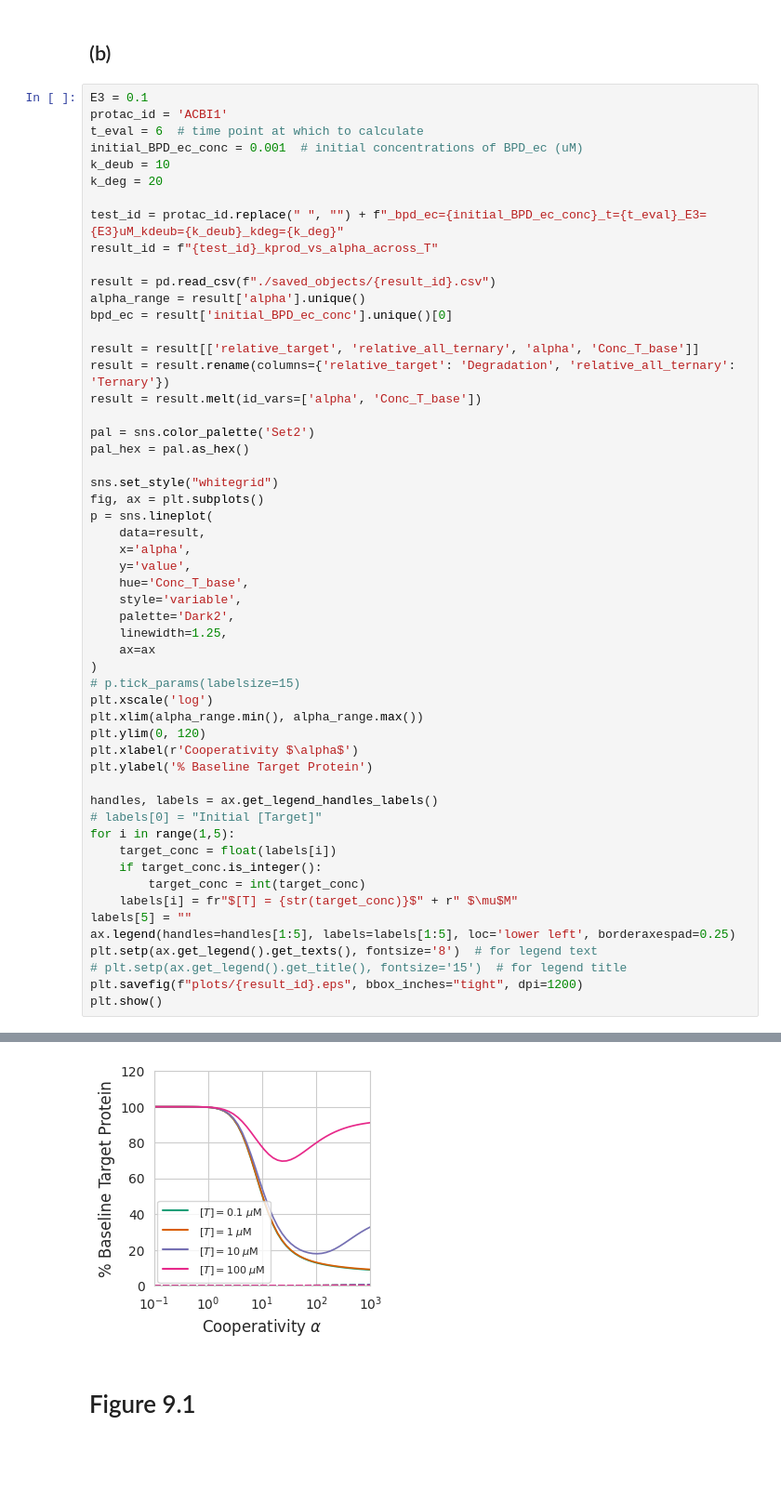
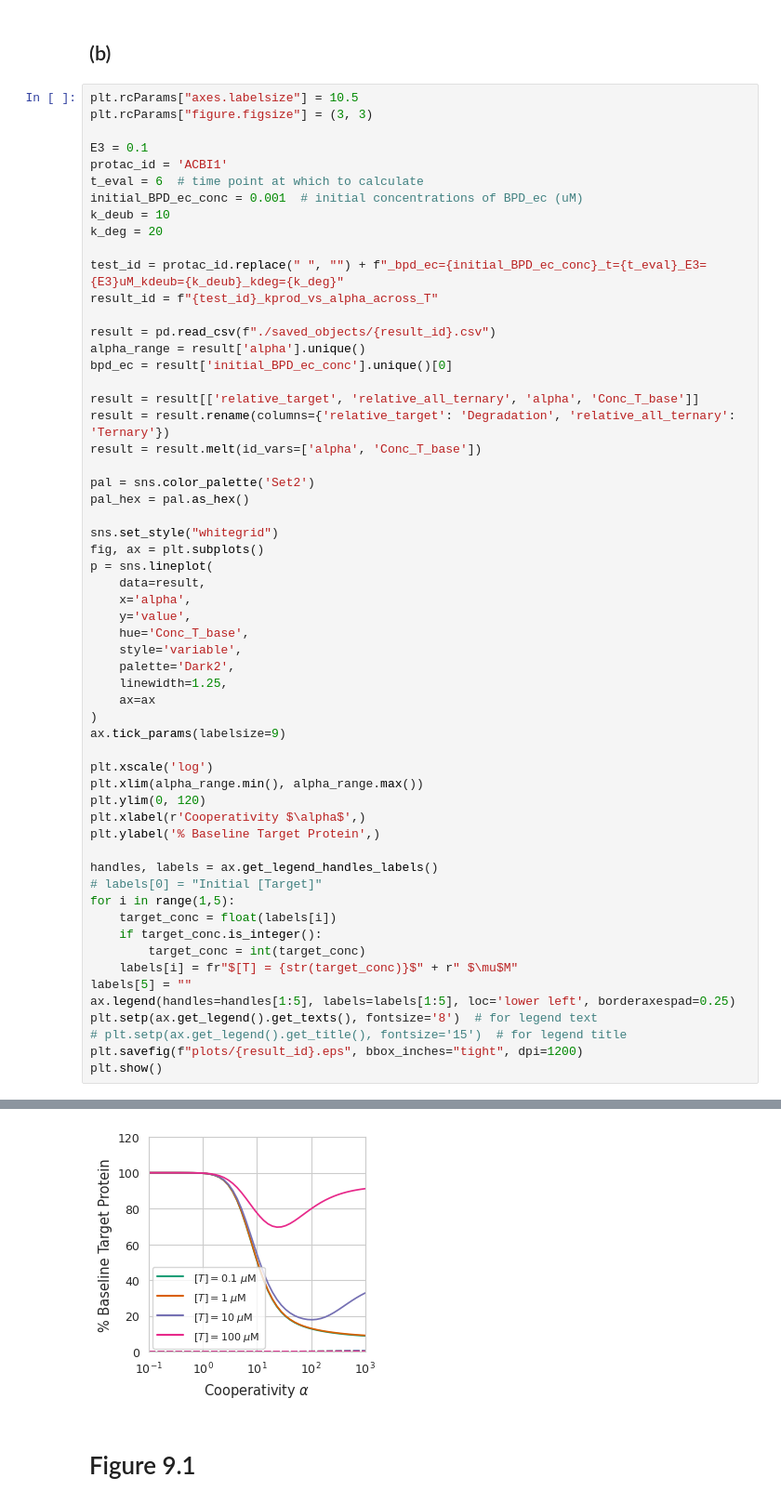
Before and after one commit to stxinsite/kinetic-degradation, a Jupyter notebook: make_figures.ipynb, the cells around one changed output, grey strips where cells are left out. Shown: that part at 93% size. Cells and saved outputs as stored; diff of their text form; blank space fills up the shorter version.

Commit message:
change axis label and tick font size

```diff
--- a/make_figures.ipynb
+++ b/make_figures.ipynb
@@ -563,6 +563,9 @@ The PostScript backend does not support transparency; partially transparent arti
 # %% [markdown]
 ## (b)
 # %%
+plt.rcParams["axes.labelsize"] = 10.5
+plt.rcParams["figure.figsize"] = (3, 3)
+
 E3 = 0.1
 protac_id = 'ACBI1'
 t_eval = 6  # time point at which to calculate
@@ -588,37 +591,38 @@ sns.set_style("whitegrid")
 fig, ax = plt.subplots()
 p = sns.lineplot(
     data=result,
     x='alpha',
     y='value',
     hue='Conc_T_base',
     style='variable',
     palette='Dark2',
     linewidth=1.25,
     ax=ax
 )
-# p.tick_params(labelsize=15)
+ax.tick_params(labelsize=9)
+
 plt.xscale('log')
 plt.xlim(alpha_range.min(), alpha_range.max())
 plt.ylim(0, 120)
-plt.xlabel(r'Cooperativity $\alpha$')
-plt.ylabel('% Baseline Target Protein')
+plt.xlabel(r'Cooperativity $\alpha$',)
+plt.ylabel('% Baseline Target Protein',)
 
 handles, labels = ax.get_legend_handles_labels()
 # labels[0] = "Initial [Target]"
 for i in range(1,5):
     target_conc = float(labels[i])
     if target_conc.is_integer():
         target_conc = int(target_conc)
     labels[i] = fr"$[T] = {str(target_conc)}$" + r" $\mu$M"
 labels[5] = ""
 ax.legend(handles=handles[1:5], labels=labels[1:5], loc='lower left', borderaxespad=0.25)
 plt.setp(ax.get_legend().get_texts(), fontsize='8')  # for legend text
 # plt.setp(ax.get_legend().get_title(), fontsize='15')  # for legend title
 plt.savefig(f"plots/{result_id}.eps", bbox_inches="tight", dpi=1200)
 plt.show()
 # %% [output]
 The PostScript backend does not support transparency; partially transparent artists will be rendered opaque.
-[figure, old version]
+[figure, new version]
 # %% [markdown]
 # Figure 9.1
 # %% [markdown]
```
Also changed, not shown: 1 other file.
